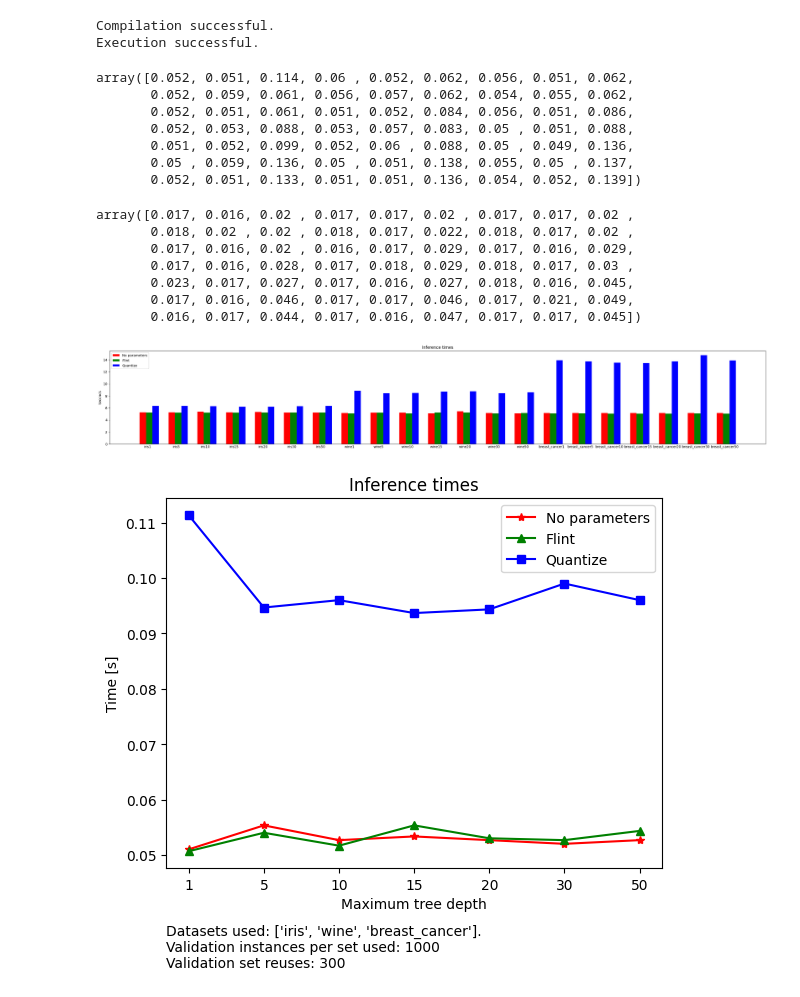
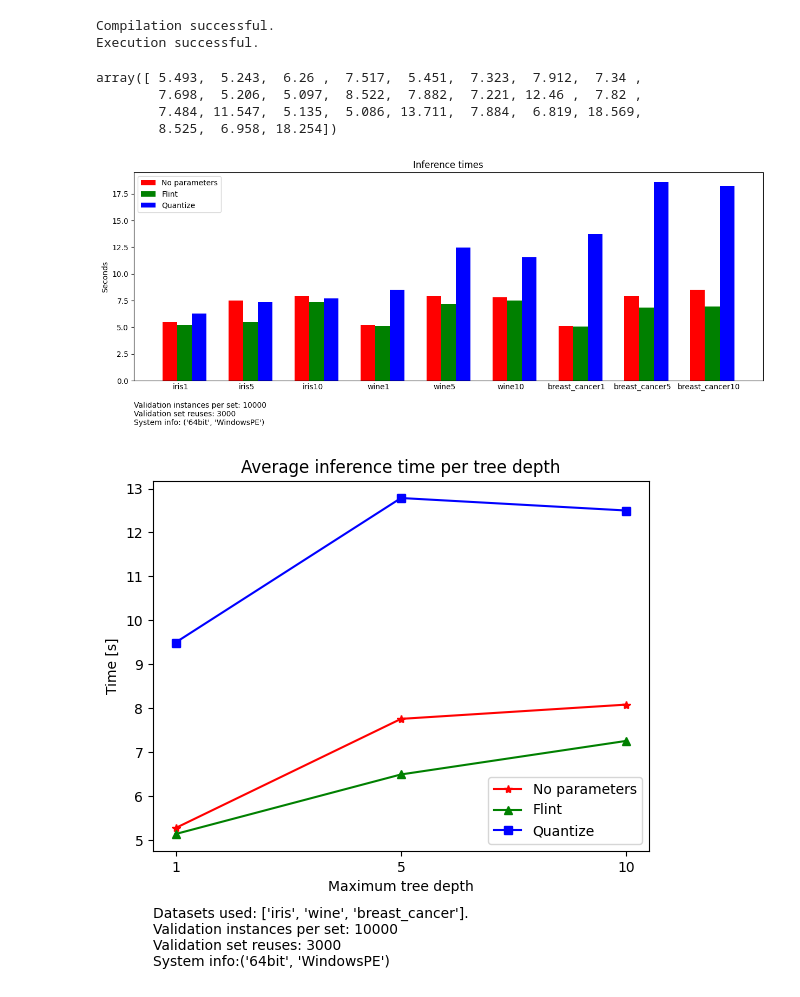
Before and after one commit to Kolcenter/speedTest2, a Jupyter notebook: speedTest2.ipynb, the cells around one changed output. Saved outputs shown, nothing was run; the diff lists cells and outputs as text; code cells hidden in the pictures.

Commit message:
Now actually creates models with different treedepths, added graph that shows inference time vs number of features

```diff
--- a/speedTest2.ipynb
+++ b/speedTest2.ipynb
@@ -12,5 +13,4 @@ import matplotlib.pyplot as plt
 # %%
-
 def FreeTayK(path: str):
     with open(path, 'r+') as f:
         data = f.readlines()
@@ -110,17 +110,18 @@ def run_exe_file(exe_file_path):
         print("Execution failed.")
 
 
-nr_instances_validation = 1000
+nr_instances_validation = 10000
 toy_datasets = [datasets.load_iris, datasets.load_wine, datasets.load_breast_cancer]
-tree_depths = [1, 5, 10, 15, 20, 30, 50]
+tree_depths = [1, 5, 10]
 
 header_file_str = r'const char *dll_paths[] = {'
 c_file_str = beg_c_file_str(len(toy_datasets), len(tree_depths))
 dll_file_paths = []
 nr_results = []
+nr_features = []
 validation_instances = []
 validation_instances_str = r''
-nr_validation_reuses = 300
+nr_validation_reuses = 3000
 
 for i, dataset in enumerate(toy_datasets):
     for depth in tree_depths:
@@ -128,7 +129,7 @@ for i, dataset in enumerate(toy_datasets):
         # Train models
         X, y = dataset(return_X_y=True)
         dtrain = xgb.DMatrix(X, label=y)
-        params = {"max_depth": 1, "eta": 0.1, "objective": "multi:softprob", "eval_metric": "mlogloss", "num_class": 3}
+        params = {"max_depth": depth, "eta": 0.1, "objective": "multi:softprob", "eval_metric": "mlogloss", "num_class": 3}
         bst = xgb.train(params, dtrain, num_boost_round=20, evals=[(dtrain, 'train')])
         model = treelite.Model.from_xgboost(bst)
 
@@ -163,7 +164,7 @@ for i, dataset in enumerate(toy_datasets):
     max_decimals = []
 
     nr_results = len(np.unique(y))
-
+    nr_features.append(X.shape[1])
     for k in range(X.shape[0]):
         for j in range(X.shape[1]):
             nr_decimals[i][j] = count_decimals(X[k][j])
@@ -245,26 +211,16 @@ times
 # %% [output]
 Compilation successful.
 Execution successful.
-array([0.052, 0.051, 0.114, 0.06 , 0.052, 0.062, 0.056, 0.051, 0.062,
-       0.052, 0.059, 0.061, 0.056, 0.057, 0.062, 0.054, 0.055, 0.062,
-       0.052, 0.051, 0.061, 0.051, 0.052, 0.084, 0.056, 0.051, 0.086,
-       0.052, 0.053, 0.088, 0.053, 0.057, 0.083, 0.05 , 0.051, 0.088,
-       0.051, 0.052, 0.099, 0.052, 0.06 , 0.088, 0.05 , 0.049, 0.136,
-       0.05 , 0.059, 0.136, 0.05 , 0.051, 0.138, 0.055, 0.05 , 0.137,
-       0.052, 0.051, 0.133, 0.051, 0.051, 0.136, 0.054, 0.052, 0.139])
+array([ 5.493,  5.243,  6.26 ,  7.517,  5.451,  7.323,  7.912,  7.34 ,
+        7.698,  5.206,  5.097,  8.522,  7.882,  7.221, 12.46 ,  7.82 ,
+        7.484, 11.547,  5.135,  5.086, 13.711,  7.884,  6.819, 18.569,
+        8.525,  6.958, 18.254])
 # %%
+# Read out times.txt without compiling and running the C code again
 with open('times.txt', 'r') as f:
     times_content = f.read()
 times = np.fromstring(times_content, sep='\n')
 times
-# %% [output]
-array([0.017, 0.016, 0.02 , 0.017, 0.017, 0.02 , 0.017, 0.017, 0.02 ,
-       0.018, 0.02 , 0.02 , 0.018, 0.017, 0.022, 0.018, 0.017, 0.02 ,
-       0.017, 0.016, 0.02 , 0.016, 0.017, 0.029, 0.017, 0.016, 0.029,
-       0.017, 0.016, 0.028, 0.017, 0.018, 0.029, 0.018, 0.017, 0.03 ,
-       0.023, 0.017, 0.027, 0.017, 0.016, 0.027, 0.018, 0.016, 0.045,
-       0.017, 0.016, 0.046, 0.017, 0.017, 0.046, 0.017, 0.021, 0.049,
-       0.016, 0.017, 0.044, 0.017, 0.016, 0.047, 0.017, 0.017, 0.045])
 # %%
 # Figure scaling so that 6 bar groups are 10 wide
 plt.figure(figsize=((len(times)/3)*(10/6), 5))
@@ -272,34 +228,35 @@ plt.figure(figsize=((len(times)/3)*(10/6), 5))
 x = np.arange(0, len(times), 3)
 
 # Width of a bar
 width = 2
 
 # Create the bar chart for each group with different colors
 colors = ['red', 'green', 'blue']
 labels = ['No parameters', 'Flint', 'Quantize']
 for i in range(3):
     plt.bar(x + i*(width/3), times[i::3], color=colors[i], width=width/3, label=labels[i])
 
 # Assuming 'names' is your array of group names
 dataset_names = [func.__name__.replace('datasets.', '') for func in toy_datasets]
 dataset_names = [f"{name}{depth}" for name in dataset_names for depth in tree_depths]
 
 for i in range(len(dataset_names)):
     dataset_names[i] = dataset_names[i].replace('load_', '')
 
 # Set the x-tick labels to the group names and remove the x-axis
 plt.xticks(x-0.5 + width/2, dataset_names)
 plt.tick_params(axis='x', length=0)
 
 plt.ylabel('Seconds')
 plt.title('Inference times')
+plt.text(0, -0.1, 'Validation instances per set: '+str(nr_instances_validation)+'\nValidation set reuses: '+str(nr_validation_reuses)+'\nSystem info: '+str(architecture), ha='left', va='top', transform=plt.gca().transAxes)
 
 # Display the legend
 plt.legend()
 
 plt.show()
 # %% [output]
-[figure, old version]
+[figure, new version]
 # %%
 dataset_names = [func.__name__.replace('datasets.', '') for func in toy_datasets]
 for i in range(len(dataset_names)):
@@ -310,6 +267,7 @@ times_no_parameters = [np.mean(times[i*3::len(tree_depths)*3]) for i in range(le
 times_flint = [np.mean(times[i*3+1::len(tree_depths)*3]) for i in range(len(tree_depths))]
 times_quantize = [np.mean(times[i*3+2::len(tree_depths)*3]) for i in range(len(tree_depths))]
 
+architecture = platform.architecture()
 # Create the line plot for each group with different colors
 plt.plot(range(len(tree_depths)), times_no_parameters, color='red', marker='*', label='No parameters')
 plt.plot(range(len(tree_depths)), times_flint, color='green', marker='^', label='Flint')
@@ -320,13 +278,13 @@ plt.xticks(range(len(tree_depths)), tree_depths)
 
 plt.xlabel('Maximum tree depth')
 plt.ylabel('Time [s]')
-plt.title('Inference times')
+plt.title('Average inference time per tree depth')
 
-plt.text(0, -0.15, 'Datasets used: '+str(dataset_names)+'.\nValidation instances per set used: '+str(nr_instances_validation)+'\nValidation set reuses: '+str(nr_validation_reuses), ha='left', va='top', transform=plt.gca().transAxes)
+plt.text(0, -0.15, 'Datasets used: '+str(dataset_names)+'.\nValidation instances per set: '+str(nr_instances_validation)+'\nValidation set reuses: '+str(nr_validation_reuses)+'\nSystem info: '+str(architecture), ha='left', va='top', transform=plt.gca().transAxes)
 
 # Display the legend
 plt.legend()
 
 plt.show()
 # %% [output]
-[figure, old version]
+[figure, new version]
```
Also changed, not shown: parts of 3 cells of this notebook, 1 other file.
